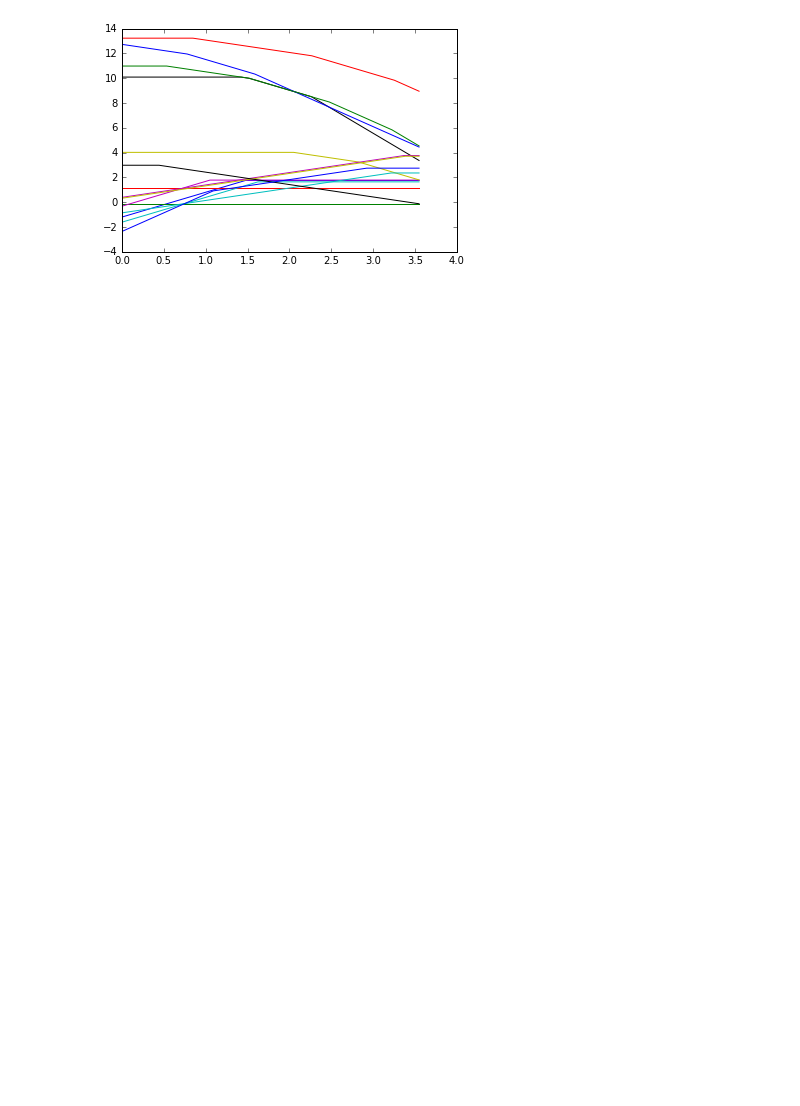
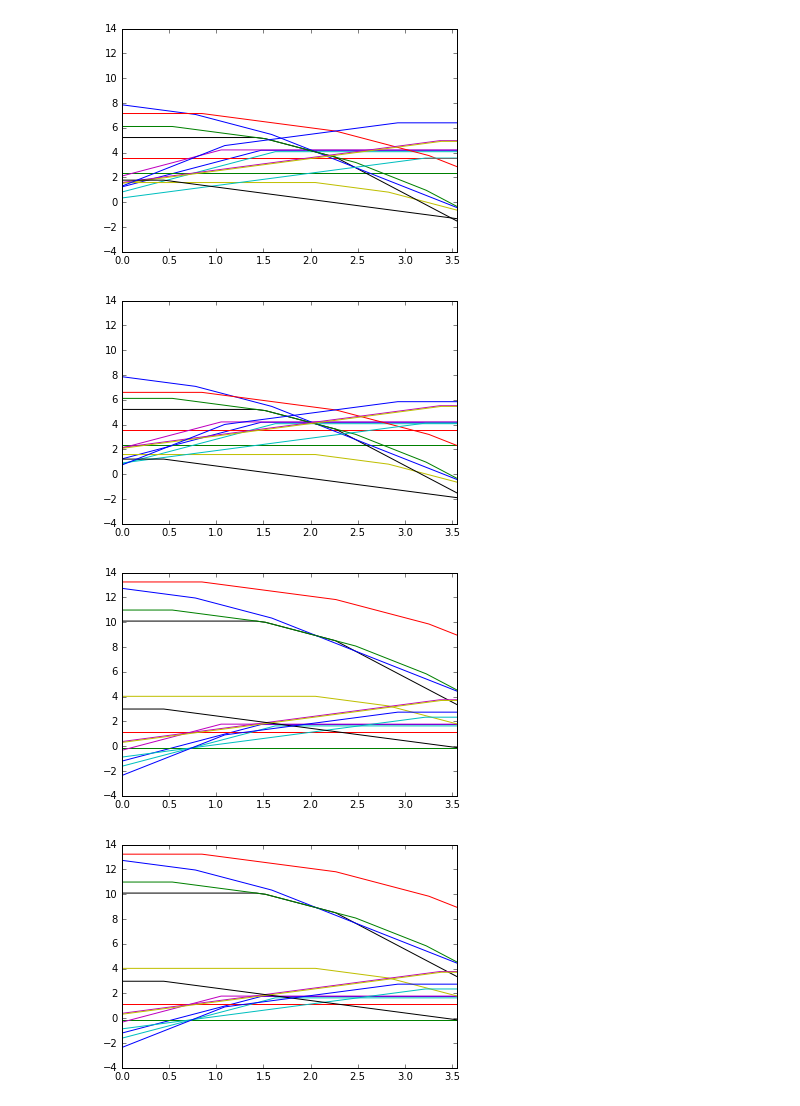
Before and after one commit to bjmorgan/tlpy, a Jupyter notebook: scripts/germanate_notebook.ipynb, the cells around one changed output. Drawn from its saved outputs; the diff is of its cells as text; code cells hidden in the pictures; blank space fills up the shorter version.

```diff
--- a/scripts/germanate_notebook.ipynb
+++ b/scripts/germanate_notebook.ipynb
@@ -120,11 +120,21 @@ VPO4.add_charge_state( +2, -2851.6172 )
 VPO4.add_charge_state( +3, -2854.244 )
 
 defects = [ VO1, VO2, VO3, VO4, VO5, Oi, VGe1, VGe2, VGe3, VP, PGe1, PGe2, PGe3, GeP, VPO4 ]
-# %%
-mu = chemical_potential_limits[ 'D' ]
 # %%
-for d in defects:
-    tl_profile = d.matplotlib_data( delta_mu = mu, ef_min = 0.0, ef_max = host.fundamental_gap )
-    plt.plot( tl_profile[0], tl_profile[1] )
+def plot_tl_diagram( mu ):
+    for d in defects:
+        tl_profile = d.matplotlib_data( delta_mu = mu, ef_min = 0.0, ef_max = host.fundamental_gap )
+        plt.plot( tl_profile[0], tl_profile[1] )
+    plt.xlim( xmax = host.fundamental_gap )
+    plt.ylim( ( -4.0, +14.0 ) )
+    plt.show()
+
+plot_tl_diagram( chemical_potential_limits[ 'A' ] )
+plot_tl_diagram( chemical_potential_limits[ 'B' ] )
+plot_tl_diagram( chemical_potential_limits[ 'C' ] )
+plot_tl_diagram( chemical_potential_limits[ 'D' ] )
 # %% [output]
-[figure, old version]
+[figure, new version]
+[figure, added]
+[figure, added]
+[figure, added]
```
